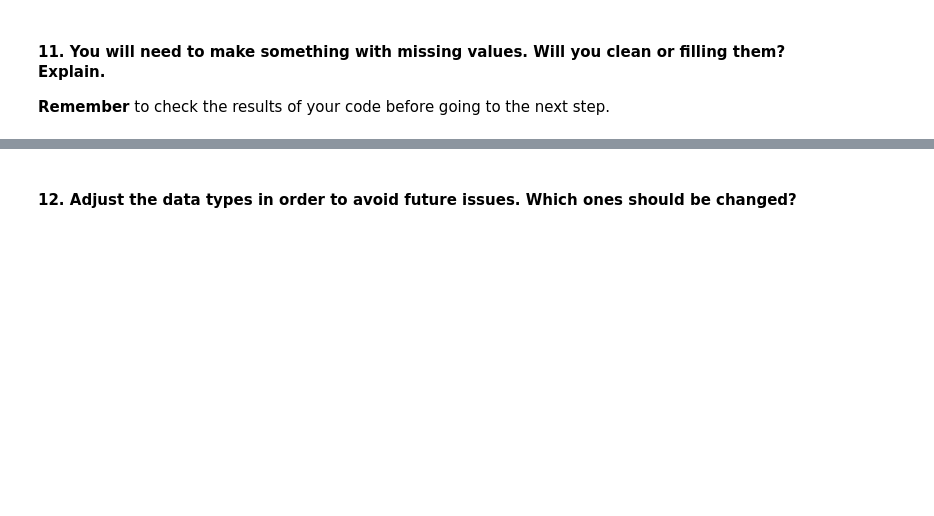
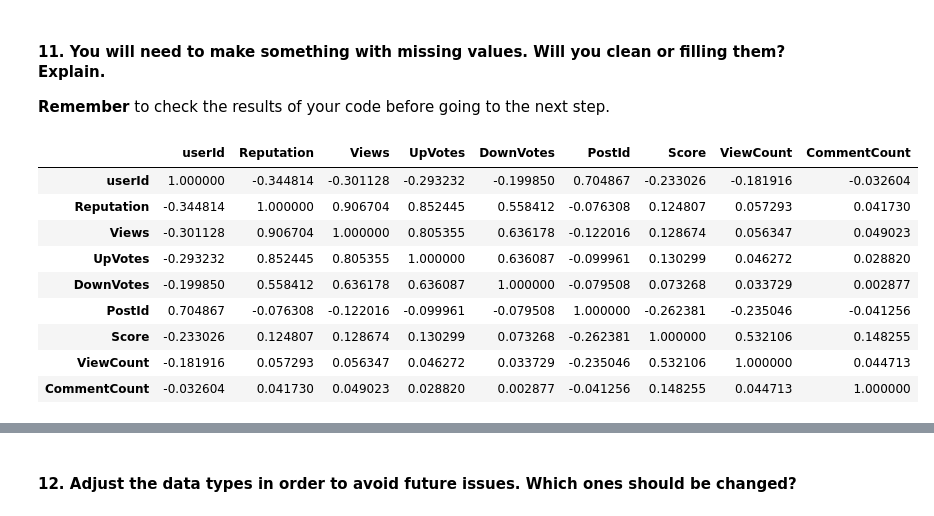
Before and after one commit to ta-data-bcn/lab-data-cleaning, a Jupyter notebook: your-code/main.ipynb, the cells around one changed output, grey strips where cells are left out. Saved outputs shown, nothing was run; the diff lists cells and outputs as text; code cells hidden in the pictures; blank space fills up the shorter version.

```diff
--- a/your-code/main.ipynb
+++ b/your-code/main.ipynb
@@ -26,3 +138,16 @@ You will need to make a [merge](https://pandas.pydata.org/pandas-docs/stable/gen
 # %% [markdown]
 #### 11. You will need to make something with missing values.  Will you clean or filling them? Explain.
 **Remember** to check the results of your code before going to the next step.
+# %%
+merged.corr()
+# %% [output]
+|  | userId | Reputation | Views | UpVotes | DownVotes | PostId | Score | ViewCount | CommentCount |
+| userId | 1.000000 | -0.344814 | -0.301128 | -0.293232 | -0.199850 | 0.704867 | -0.233026 | -0.181916 | -0.032604 |
+| Reputation | -0.344814 | 1.000000 | 0.906704 | 0.852445 | 0.558412 | -0.076308 | 0.124807 | 0.057293 | 0.041730 |
+| Views | -0.301128 | 0.906704 | 1.000000 | 0.805355 | 0.636178 | -0.122016 | 0.128674 | 0.056347 | 0.049023 |
+| UpVotes | -0.293232 | 0.852445 | 0.805355 | 1.000000 | 0.636087 | -0.099961 | 0.130299 | 0.046272 | 0.028820 |
+| DownVotes | -0.199850 | 0.558412 | 0.636178 | 0.636087 | 1.000000 | -0.079508 | 0.073268 | 0.033729 | 0.002877 |
+| PostId | 0.704867 | -0.076308 | -0.122016 | -0.099961 | -0.079508 | 1.000000 | -0.262381 | -0.235046 | -0.041256 |
+| Score | -0.233026 | 0.124807 | 0.128674 | 0.130299 | 0.073268 | -0.262381 | 1.000000 | 0.532106 | 0.148255 |
+| ViewCount | -0.181916 | 0.057293 | 0.056347 | 0.046272 | 0.033729 | -0.235046 | 0.532106 | 1.000000 | 0.044713 |
+| CommentCount | -0.032604 | 0.041730 | 0.049023 | 0.028820 | 0.002877 | -0.041256 | 0.148255 | 0.044713 | 1.000000 |
```
Also changed, not shown: parts of 16 cells of this notebook.
